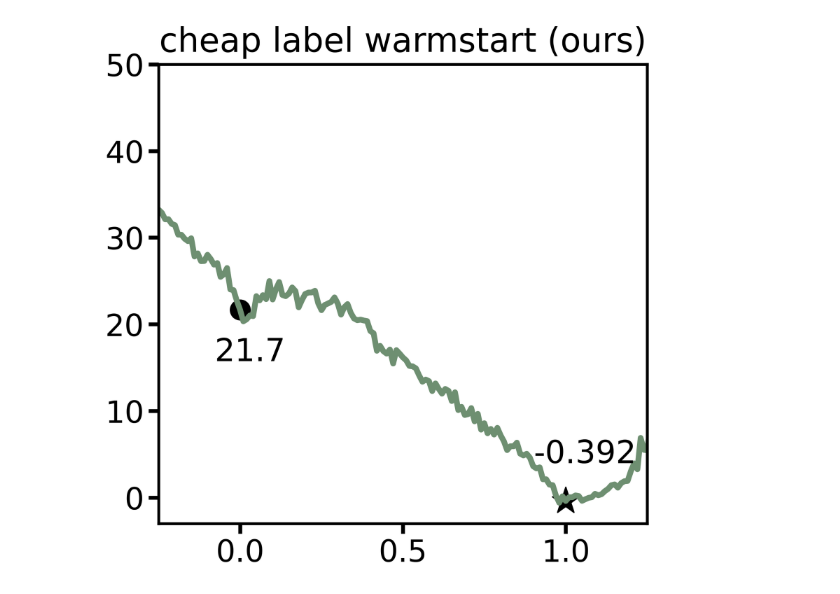
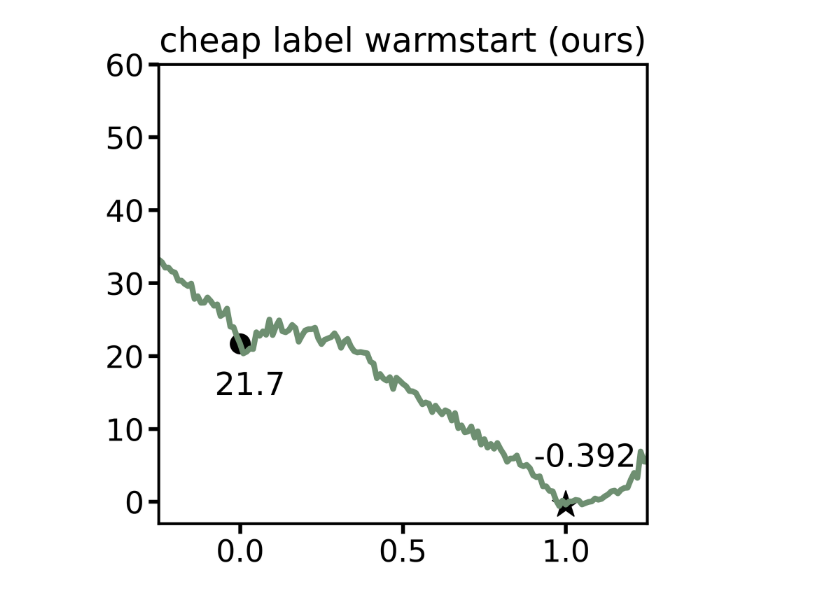
Before and after one commit to xkhainguyen/FSNet, a Jupyter notebook: visualize_weight_to_merit_interp.ipynb, the cells around one changed output. Drawn from its saved outputs; the diff is of its cells as text; code cells hidden in the pictures.

```diff
--- a/visualize_weight_to_merit_interp.ipynb
+++ b/visualize_weight_to_merit_interp.ipynb
@@ -38,7 +38,7 @@ def plot_merit_interpolation(
     # ax.set_xlabel(xlabel, fontsize=BASE_SIZE, fontweight='normal')
     ax.set_xlim(-0.25, 1.25)
     # ax.set_ylabel(ylabel, fontsize=BASE_SIZE, fontweight='normal')
-    ax.set_ylim(-3, 50)
+    ax.set_ylim(-3, 60)
     # ax.set_yscale("log")
 
     ax.minorticks_off()
@@ -58,34 +58,34 @@ def plot_merit_interpolation(
     # if save_path is not None:
     #     out_dir = os.path.dirname(save_path)
     #     if out_dir:
     #         os.makedirs(out_dir, exist_ok=True)
     #     fig.savefig(save_path, dpi=dpi, bbox_inches="tight")
     #     print(f"Saved plot to: {save_path}", flush=True)
 
     if show:
         plt.show()
 
     if close:
         plt.close(fig)
 
 
 if __name__ == "__main__":
     # Load from the NPZ you saved earlier
     # npz_path = "figures/merit_interpolation_random_to_vanilla.npz"  # EDIT if needed
     # npz_path = "figures/merit_interpolation_A_to_B.npz"  # EDIT if needed
     npz_path = "figures/merit_interpolation_fsnet_cheap.npz"  # EDIT if needed
     data = np.load(npz_path)
 
     t = data["t"]
     merit = data["merit"]
 
     plot_merit_interpolation(
         t,
         merit,
         show=True,   # set True if you want interactive display
     )
 # %% [output]
-[figure, old version]
+[figure, new version]
 # %%
 import os
 import numpy as np
```
Also changed, not shown: parts of 1 cell of this notebook, 9 other files.
